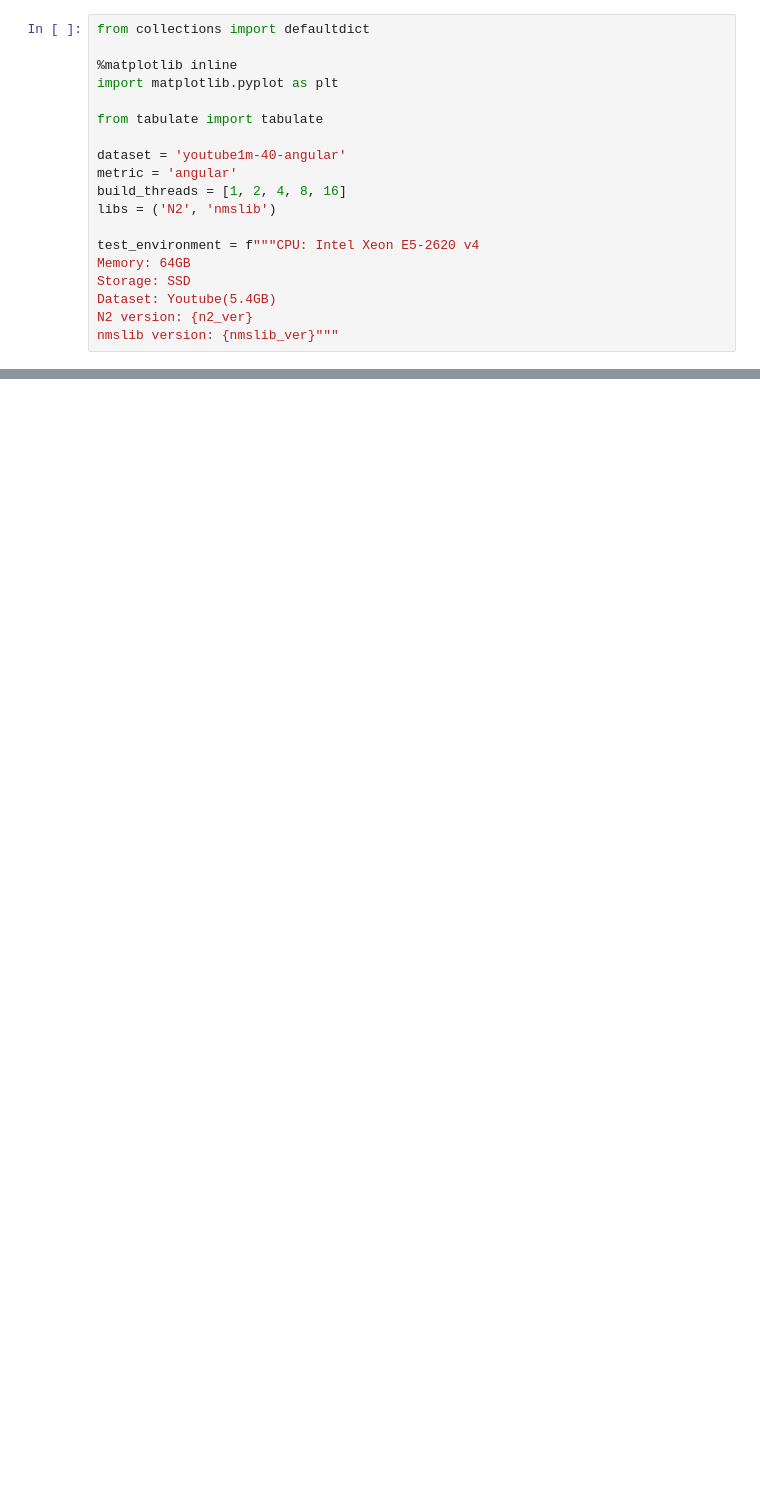
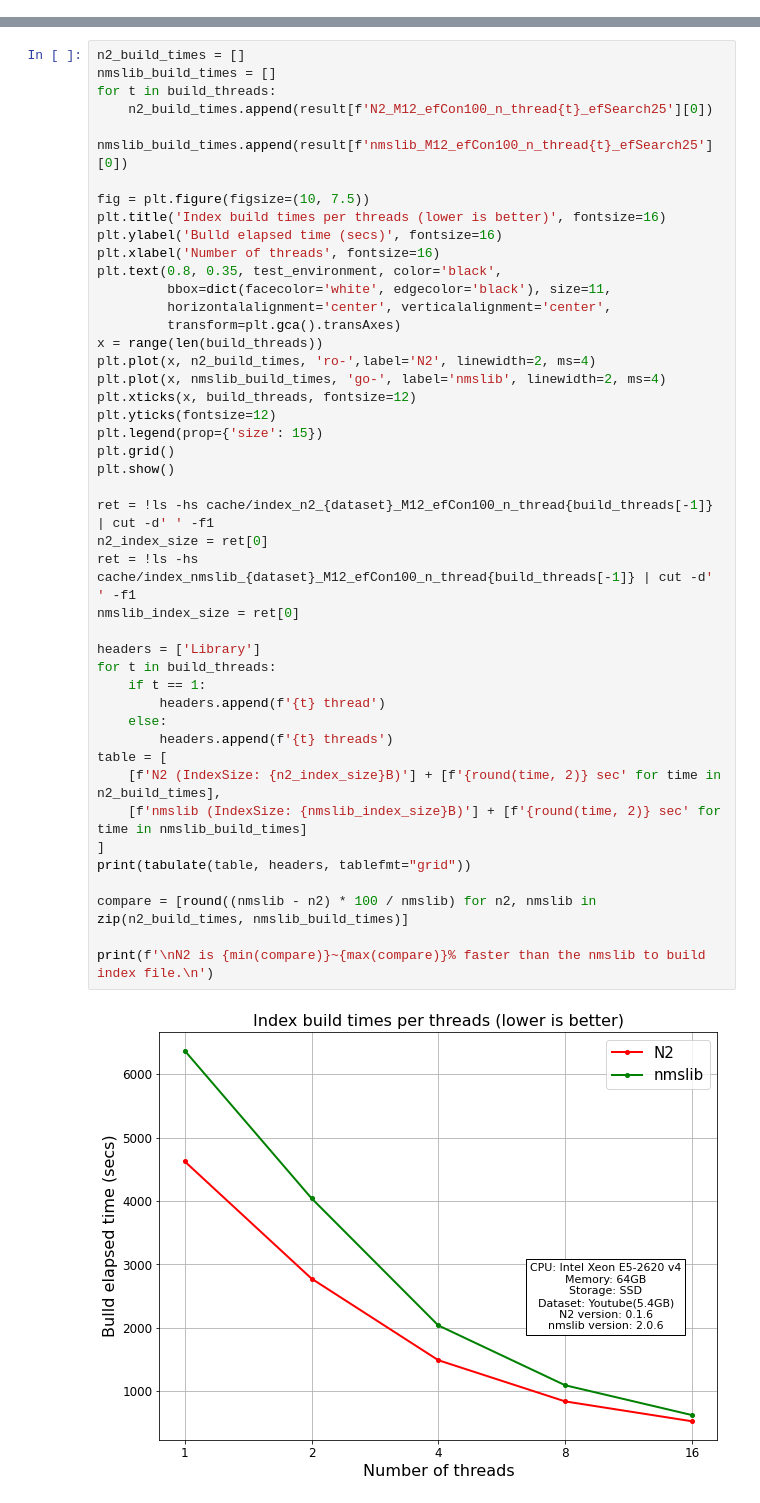
Before and after one commit to kakao/n2, a Jupyter notebook: benchmarks/benchmark.ipynb, the cells around one changed output, grey strips where cells are left out. Cells and saved outputs as stored; diff of their text form; blank space fills up the shorter version.

```diff
--- a/benchmarks/benchmark.ipynb
+++ b/benchmarks/benchmark.ipynb
@@ -7,19 +28,0 @@ nmslib_ver = ret[0]
-# %%
-from collections import defaultdict
-
-%matplotlib inline
-import matplotlib.pyplot as plt
-
-from tabulate import tabulate
-
-dataset = 'youtube1m-40-angular'
-metric = 'angular'
-build_threads = [1, 2, 4, 8, 16]
-libs = ('N2', 'nmslib')
-
-test_environment = f"""CPU: Intel Xeon E5-2620 v4
-Memory: 64GB
-Storage: SSD
-Dataset: Youtube(5.4GB)
-N2 version: {n2_ver}
-nmslib version: {nmslib_ver}"""
@@ -25,0 +43,46 @@ nmslib version: {nmslib_ver}"""
+# %%
+n2_build_times = []
+nmslib_build_times = []
+for t in build_threads:
+    n2_build_times.append(result[f'N2_M12_efCon100_n_thread{t}_efSearch25'][0])
+    nmslib_build_times.append(result[f'nmslib_M12_efCon100_n_thread{t}_efSearch25'][0])
+
+fig = plt.figure(figsize=(10, 7.5))
+plt.title('Index build times per threads (lower is better)', fontsize=16)
+plt.ylabel('Bulld elapsed time (secs)', fontsize=16)
+plt.xlabel('Number of threads', fontsize=16)
+plt.text(0.8, 0.35, test_environment, color='black',
+         bbox=dict(facecolor='white', edgecolor='black'), size=11,
+         horizontalalignment='center', verticalalignment='center',
+         transform=plt.gca().transAxes)
+x = range(len(build_threads))
+plt.plot(x, n2_build_times, 'ro-',label='N2', linewidth=2, ms=4)
+plt.plot(x, nmslib_build_times, 'go-', label='nmslib', linewidth=2, ms=4)
+plt.xticks(x, build_threads, fontsize=12)
+plt.yticks(fontsize=12)
+plt.legend(prop={'size': 15})
+plt.grid()
+plt.show()
+
+ret = !ls -hs cache/index_n2_{dataset}_M12_efCon100_n_thread{build_threads[-1]} | cut -d' ' -f1
+n2_index_size = ret[0]
+ret = !ls -hs cache/index_nmslib_{dataset}_M12_efCon100_n_thread{build_threads[-1]} | cut -d' ' -f1
+nmslib_index_size = ret[0]
+
+headers = ['Library']
+for t in build_threads:
+    if t == 1:
+        headers.append(f'{t} thread')
+    else:
+        headers.append(f'{t} threads')
+table = [
+    [f'N2 (IndexSize: {n2_index_size}B)'] + [f'{round(time, 2)} sec' for time in n2_build_times],
+    [f'nmslib (IndexSize: {nmslib_index_size}B)'] + [f'{round(time, 2)} sec' for time in nmslib_build_times]
+]
+print(tabulate(table, headers, tablefmt="grid"))
+
+compare = [round((nmslib - n2) * 100 / nmslib) for n2, nmslib in zip(n2_build_times, nmslib_build_times)]
+
+print(f'\nN2 is {min(compare)}~{max(compare)}% faster than the nmslib to build index file.\n')
+# %% [output]
+[figure, added]
```
Also changed, not shown: parts of 13 cells of this notebook.
